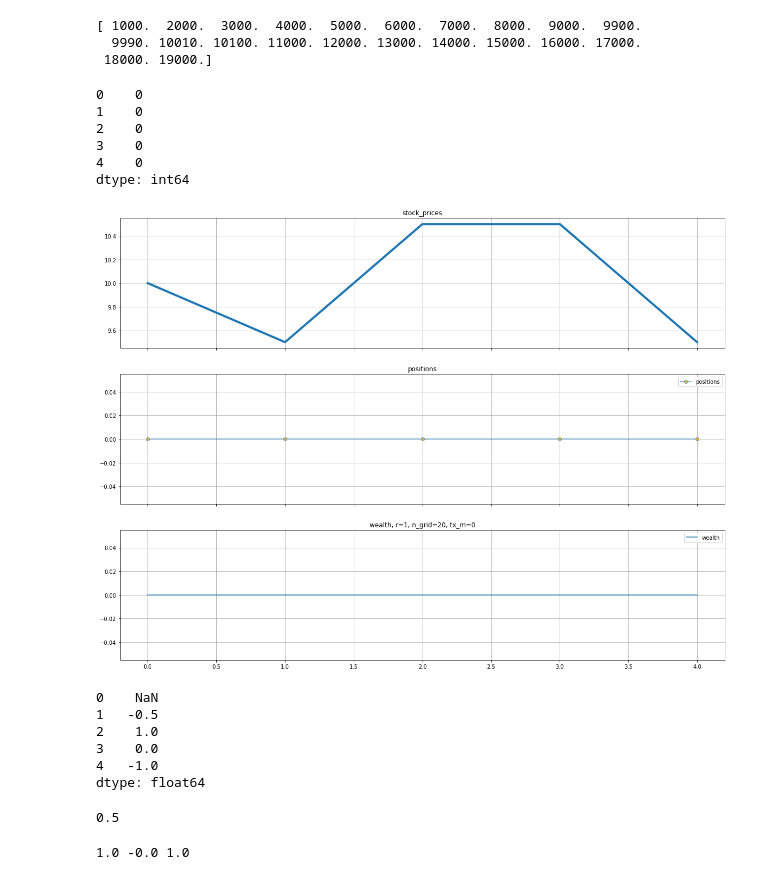
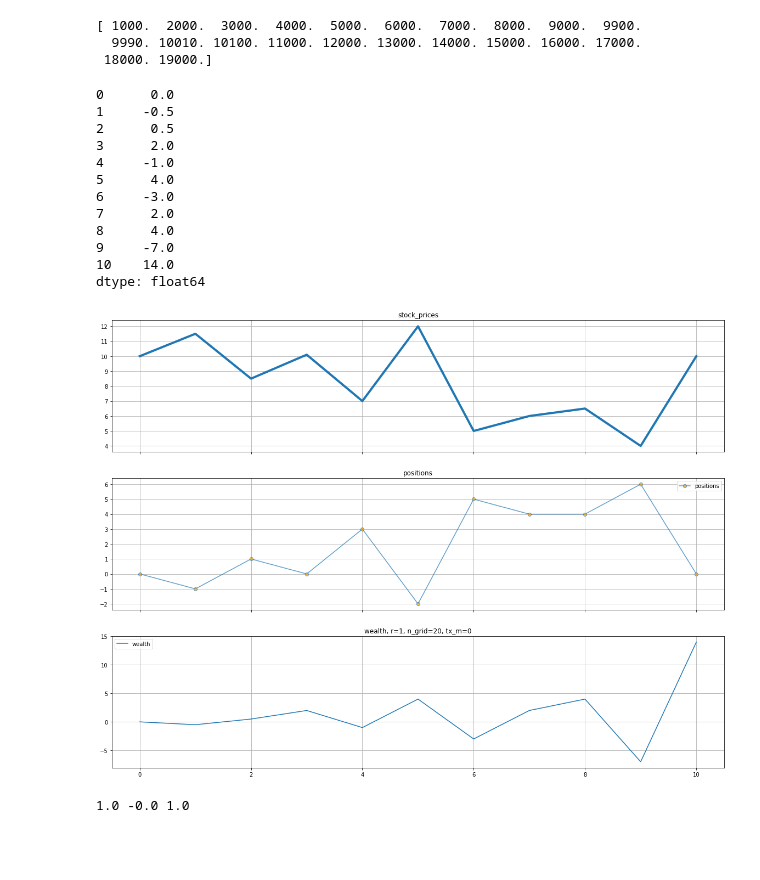
Before and after one commit to June911/GridTrading, a Jupyter notebook: gt_test.ipynb, the cells around one changed output. Saved outputs shown, nothing was run; the diff lists cells and outputs as text; code cells hidden in the pictures; blank space fills up the shorter version.

```diff
--- a/gt_test.ipynb
+++ b/gt_test.ipynb
@@ -14,46 +14,40 @@ from grid_trading_loss import *
 # %%
 # 策略参数
 w0 = 0
 r = 1
 n_grid = 20
 tp = "arth"
 # data = pd.Series(np.array([10, 11.5, 8.5, 10.1, 7, 12, 5, 6, 6.5, 4, 10]))
+# data = pd.Series(np.array([10, 12, 14, 10.1, 7, 12, 5, 6, 6.5, 4, 10]))
 # data = pd.Series(np.array([10, 14, 11, 15, 12]))
 # data = pd.Series(np.array([10, 11.5, 8.5, 7, 12, 5, 6]))
-data = pd.Series(np.array([10, 9.5, 10.5, 10.5, 9.5]))
+# data = pd.Series(np.array([10, 9.5, 10.5, 10.5, 9.5]))
 
 # test
 static_grid_bt = StaticGridBT(
     w0, r, n_grid, tp, data, is_trading_even=False, tx_m=0, tx_t=0, grid_quantity=1)
 # static_grid_bt.run_on_bar()
 
 
 with io.capture_output() as captured: # this will supress (e.g. capture) stdout and stderr
     static_grid_bt.run_on_bar()
 
 static_grid_bt.plot_results()
 static_grid_bt.wealth
 # %% [output]
-0    0
-1    0
-2    0
-3    0
-4    0
-dtype: int64
+0      0.0
+1     -0.5
+2      0.5
+3      2.0
+4     -1.0
+5      4.0
+6     -3.0
+7      2.0
+8      4.0
+9     -7.0
+10    14.0
+dtype: float64
-[figure, old version]
+[figure, new version]
-# %%
-data.diff()
-# %% [output]
-0    NaN
-1   -0.5
-2    1.0
-3    0.0
-4   -1.0
-dtype: float64
-# %%
-abs(data.iloc[-1] - data.iloc[0])
-# %% [output]
-0.5
 # %%
 # 理论算法
 profit = (data.diff().abs().sum() - abs(data.iloc[-1] - data.iloc[0])) * 0.5
```
Also changed, not shown: 12 other files.
